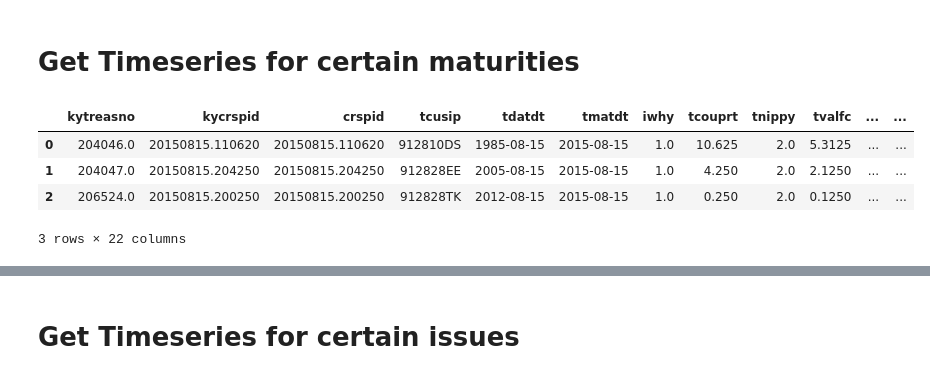
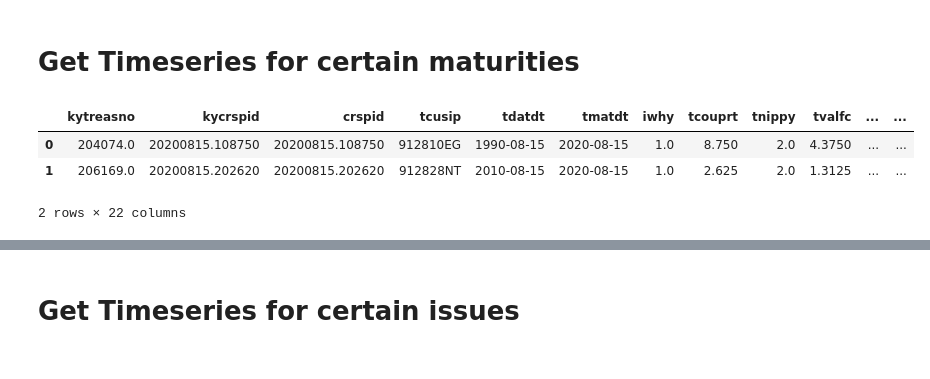
Before and after one commit to madison-rusch/finm-fixedincome-2023, a Jupyter notebook: build_data/WRDS_Treasuries.ipynb, the cells around one changed output, grey strips where cells are left out. Saved outputs shown, nothing was run; the diff lists cells and outputs as text; code cells hidden in the pictures.

```diff
--- a/build_data/WRDS_Treasuries.ipynb
+++ b/build_data/WRDS_Treasuries.ipynb
@@ -175,18 +175,18 @@ data_ft
 # %% [markdown]
 # Get Timeseries for certain maturities
 # %%
-MATDT = '2015-08-15'
+MATDT = '2020-08-15'
 
 SQL_QUERY = f'select * from crsp_m_treasuries.tfz_iss where tmatdt=\'{MATDT}\''
 ts_info = db.raw_sql(SQL_QUERY)
 #temp = temp[temp['itype'].isin([11,12]) == DOTIPS]
+ts_info = ts_info.iloc[[0,1],:]
 ts_info
 # %% [output]
 |  | kytreasno | kycrspid | crspid | tcusip | tdatdt | tmatdt | iwhy | tcouprt | tnippy | tvalfc | ... | ... |
-| 0 | 204046.0 | 20150815.110620 | 20150815.110620 | 912810DS | 1985-08-15 | 2015-08-15 | 1.0 | 10.625 | 2.0 | 5.3125 | ... | ... |
-| 1 | 204047.0 | 20150815.204250 | 20150815.204250 | 912828EE | 2005-08-15 | 2015-08-15 | 1.0 | 4.250 | 2.0 | 2.1250 | ... | ... |
-| 2 | 206524.0 | 20150815.200250 | 20150815.200250 | 912828TK | 2012-08-15 | 2015-08-15 | 1.0 | 0.250 | 2.0 | 0.1250 | ... | ... |
+| 0 | 204074.0 | 20200815.108750 | 20200815.108750 | 912810EG | 1990-08-15 | 2020-08-15 | 1.0 | 8.750 | 2.0 | 4.3750 | ... | ... |
+| 1 | 206169.0 | 20200815.202620 | 20200815.202620 | 912828NT | 2010-08-15 | 2020-08-15 | 1.0 | 2.625 | 2.0 | 1.3125 | ... | ... |
-3 rows × 22 columns
+2 rows × 22 columns
 # %%
 if ts_info.shape[0]>1:
     KEYNO = tuple(ts_info['kytreasno'])
```
Also changed, not shown: parts of 6 cells of this notebook, 8 other files.
